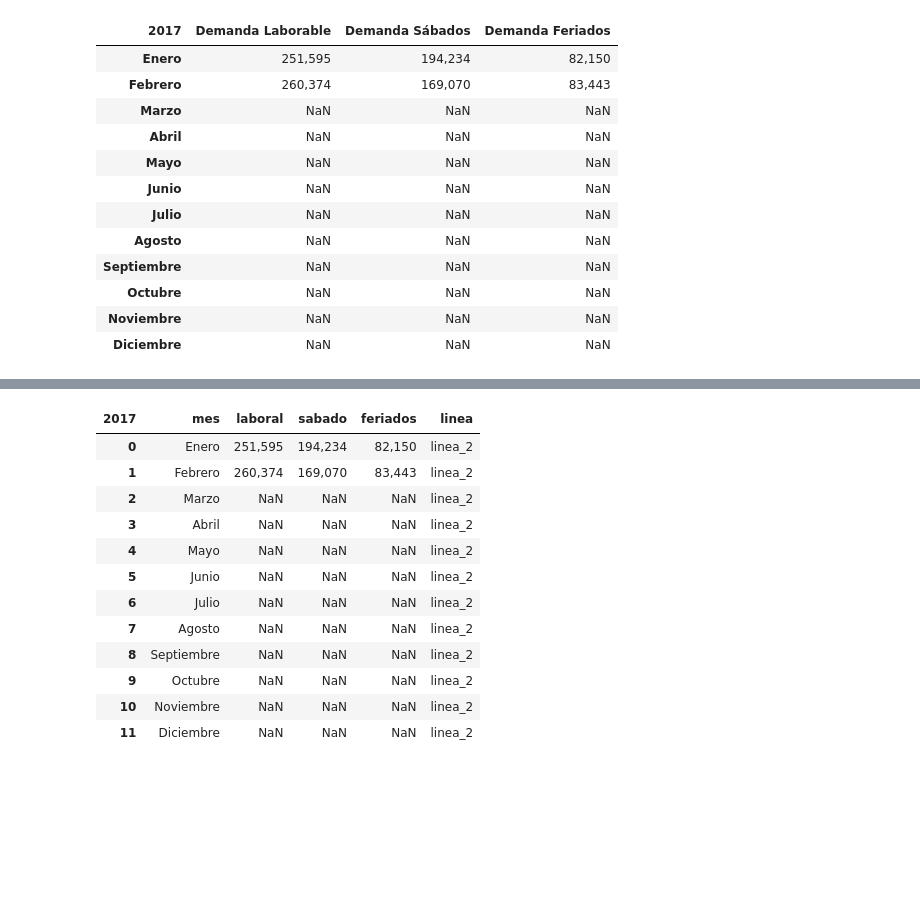
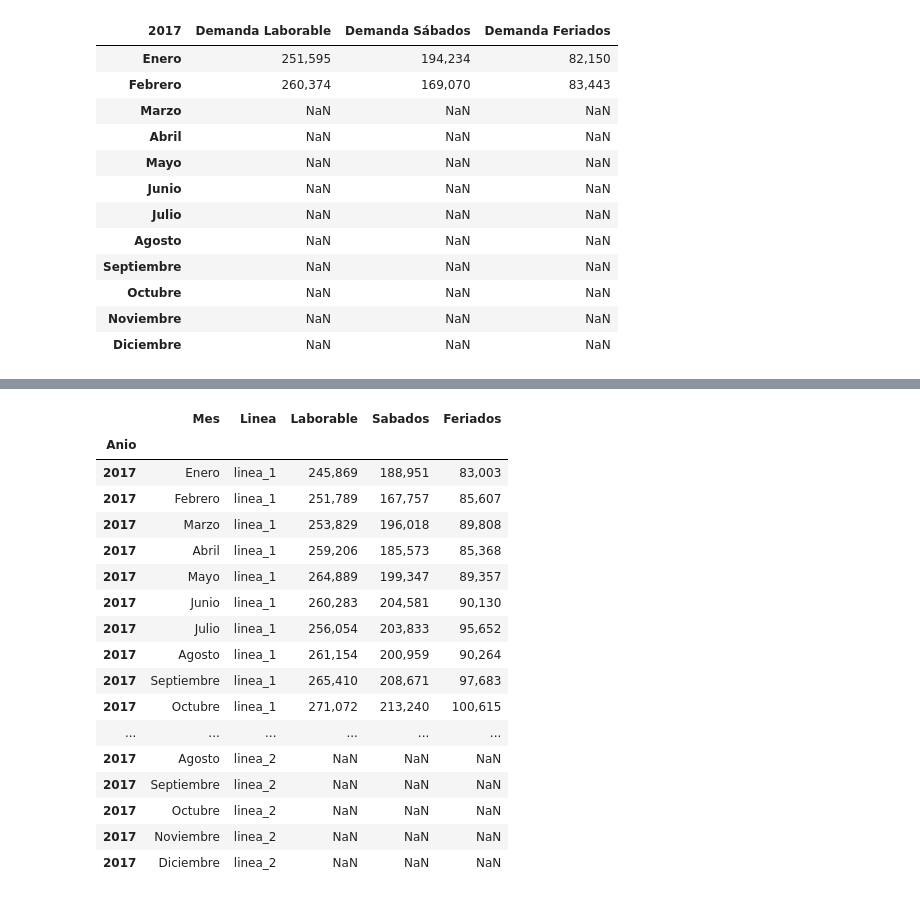
Before and after one commit to PabloJRW/metro-de-panama, a Jupyter notebook: preprocessing.ipynb, the cells around one changed output, grey strips where cells are left out. Drawn from its saved outputs; the diff is of its cells as text; code cells hidden in the pictures; blank space fills up the shorter version.

```diff
--- a/preprocessing.ipynb
+++ b/preprocessing.ipynb
@@ -165,21 +172,46 @@ l1_demanda_2017
 # %%
-l2_demanda_2017 = demanda_2017.iloc[:, 3:].copy()
-l2_demanda_2017['linea'] = 'linea_2'
-l2_demanda_2017.index.names=['mes']
-l2_demanda_2017.rename(columns={'Demanda Laborable':'laboral', 'Demanda Sábados':'sabado', 'Demanda Feriados':'feriados'}, inplace=True)
-l2_demanda_2017.reset_index(inplace=True)
-l2_demanda_2017
+demanda2017 = split_lineas(demanda_2017)
-# %% [output]
-| 2017 | mes | laboral | sabado | feriados | linea |
-| 0 | Enero | 251,595 | 194,234 | 82,150 | linea_2 |
-| 1 | Febrero | 260,374 | 169,070 | 83,443 | linea_2 |
-| 2 | Marzo | NaN | NaN | NaN | linea_2 |
-| 3 | Abril | NaN | NaN | NaN | linea_2 |
-| 4 | Mayo | NaN | NaN | NaN | linea_2 |
-| 5 | Junio | NaN | NaN | NaN | linea_2 |
-| 6 | Julio | NaN | NaN | NaN | linea_2 |
-| 7 | Agosto | NaN | NaN | NaN | linea_2 |
-| 8 | Septiembre | NaN | NaN | NaN | linea_2 |
-| 9 | Octubre | NaN | NaN | NaN | linea_2 |
-| 10 | Noviembre | NaN | NaN | NaN | linea_2 |
-| 11 | Diciembre | NaN | NaN | NaN | linea_2 |
+# %%
+def df_joiner(df, anio):
+
+    if len(df) == 1:
+        df['Anio'] = anio
+    else:
+        df = df[0].append(df[1])
+        df['Anio'] = anio
+    return df
+# %%
+dem2017 = df_joiner(demanda2017, 2017)
+# %%
+def rename_order_columns(df):
+    columns_names = {'Demanda Laborable': 'Laborable',
+                 'Demanda Sábados' : 'Sabados',
+                 'Demanda Feriados' : 'Feriados'}
+
+    columns_order = ['Anio','Mes','Linea','Laborable','Sabados','Feriados']
+    df.rename(columns=columns_names, inplace=True)
+    df.rename_axis(None, axis=1, inplace=True)
+    df = df[columns_order].set_index('Anio')
+
+    return df
+# %%
+rename_order_columns(dem2017)
+# %% [output]
+|  | Mes | Linea | Laborable | Sabados | Feriados |
+| Anio |  |  |  |  |  |
+| 2017 | Enero | linea_1 | 245,869 | 188,951 | 83,003 |
+| 2017 | Febrero | linea_1 | 251,789 | 167,757 | 85,607 |
+| 2017 | Marzo | linea_1 | 253,829 | 196,018 | 89,808 |
+| 2017 | Abril | linea_1 | 259,206 | 185,573 | 85,368 |
+| 2017 | Mayo | linea_1 | 264,889 | 199,347 | 89,357 |
+| 2017 | Junio | linea_1 | 260,283 | 204,581 | 90,130 |
+| 2017 | Julio | linea_1 | 256,054 | 203,833 | 95,652 |
+| 2017 | Agosto | linea_1 | 261,154 | 200,959 | 90,264 |
+| 2017 | Septiembre | linea_1 | 265,410 | 208,671 | 97,683 |
+| 2017 | Octubre | linea_1 | 271,072 | 213,240 | 100,615 |
+| ... | ... | ... | ... | ... | ... |
+| 2017 | Agosto | linea_2 | NaN | NaN | NaN |
+| 2017 | Septiembre | linea_2 | NaN | NaN | NaN |
+| 2017 | Octubre | linea_2 | NaN | NaN | NaN |
+| 2017 | Noviembre | linea_2 | NaN | NaN | NaN |
+| 2017 | Diciembre | linea_2 | NaN | NaN | NaN |
```
Also changed, not shown: parts of 2 cells of this notebook, 1 other file.
